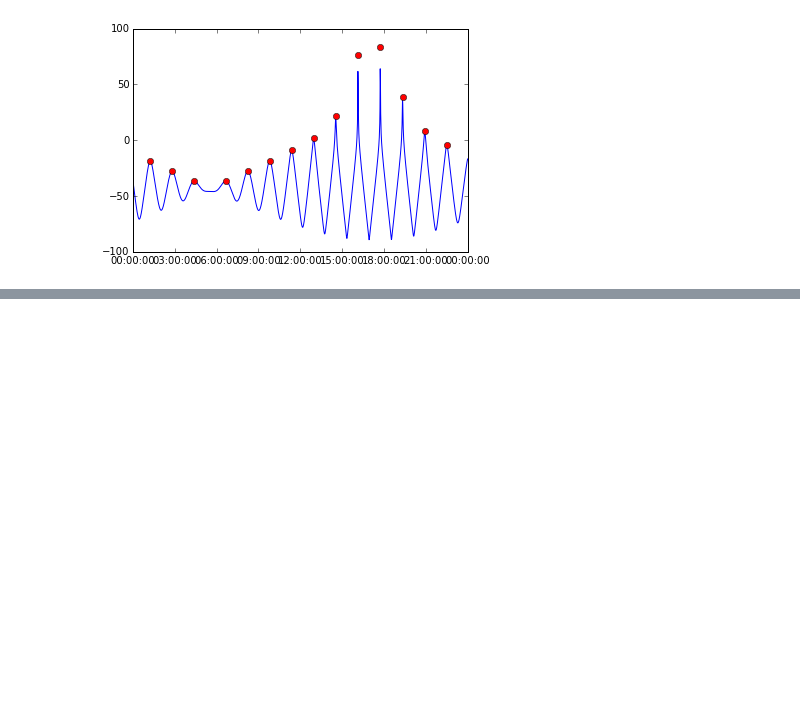
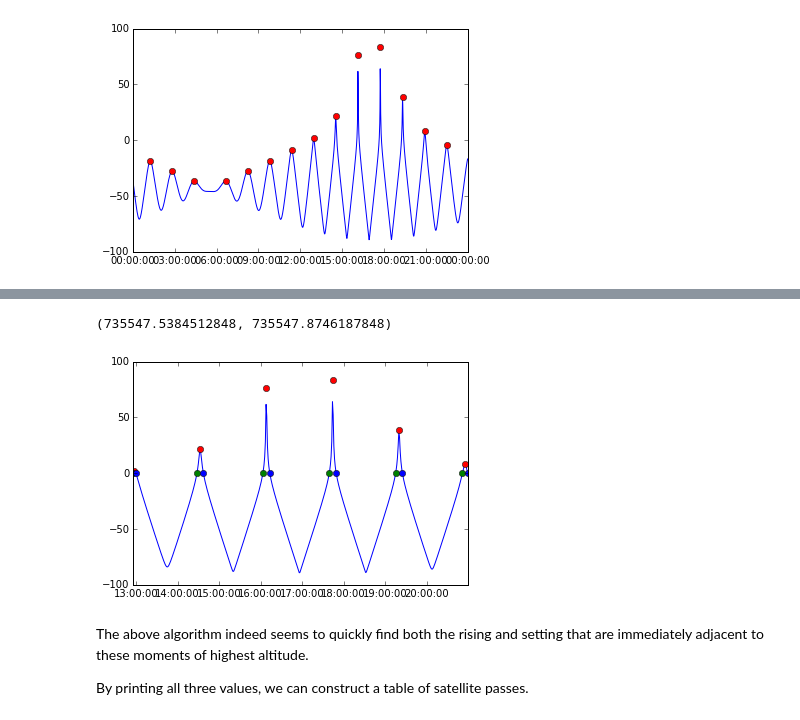
Before and after one commit to skyfielders/astronomy-notebooks, a Jupyter notebook: Solvers/Earth-Satellite-Passes.ipynb, the cells around one changed output, grey strips where cells are left out. Drawn from its saved outputs; the diff is of its cells as text; code cells hidden in the pictures; blank space fills up the shorter version.

Commit message:
Find risings and settings as well

```diff
--- a/Solvers/Earth-Satellite-Passes.ipynb
+++ b/Solvers/Earth-Satellite-Passes.ipynb
@@ -119,0 +130,30 @@ Because we set the solver to find the moments of maximum altitude to a time reso
+# %%
+def find_rising(t):
+    """Provide a moment of maximum altitude as `t`."""
+    return optimize.brentq(f, t - 2*step, t)
+
+def find_setting(t):
+    """Provide a moment of maximum altitude as `t`."""
+    return optimize.brentq(f, t + 2*step, t)
+# %%
+passes = [ti for ti in t_highest if f(ti) > 0.0]
+dt_passes = JulianDate(tai=passes).utc_datetime()
+
+t_rising = [find_rising(ti) for ti in passes]
+dt_rising = JulianDate(tai=t_rising).utc_datetime()
+
+t_setting = [find_setting(ti) for ti in passes]
+dt_setting = JulianDate(tai=t_setting).utc_datetime()
+
+plot(dt_smooth, altitude_smooth)
+plot(dt_highest, f(t_highest), 'ro')
+plot(dt_rising, f(t_rising), 'go')
+plot(dt_setting, f(t_setting), 'bo')
+xlim(dt_rising[0], dt_setting[-1])
+# %% [output]
+(735547.5384512848, 735547.8746187848)
+[figure, added]
+# %% [markdown]
+The above algorithm indeed seems to quickly find both the rising and setting that are immediately adjacent to these moments of highest altitude.
+
+By printing all three values, we can construct a table of satellite passes.
```
Also changed, not shown: parts of 3 cells of this notebook.
